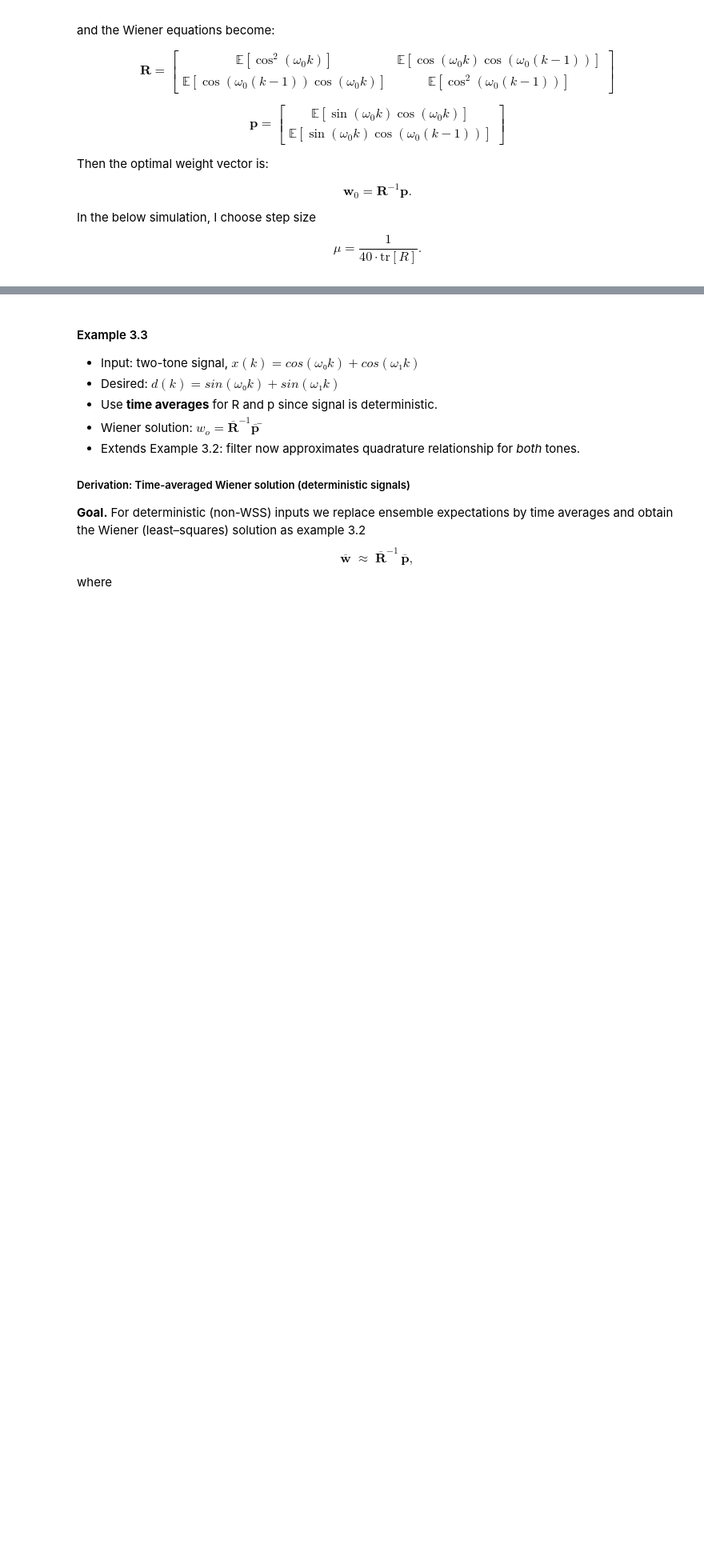
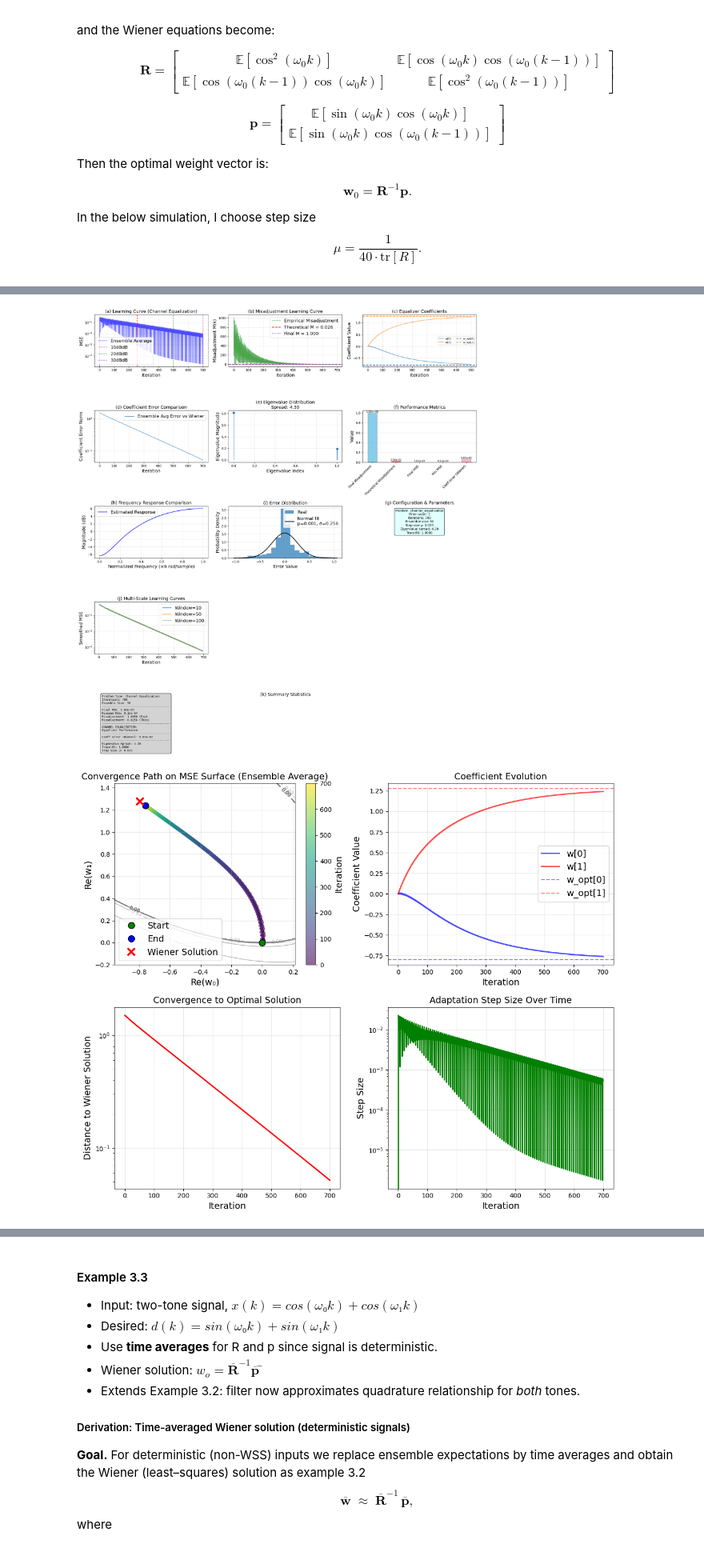
Before and after one commit to murumura/adsp, a Jupyter notebook: Chap3.ipynb, the cells around one changed output, grey strips where cells are left out. Shown at 80% size. Saved outputs shown, nothing was run; the diff lists cells and outputs as text; code cells hidden in the pictures; blank space fills up the shorter version.

```diff
--- a/Chap3.ipynb
+++ b/Chap3.ipynb
@@ -344,0 +255,75 @@ Average step size: 0.003698
+# %%
+def gen_d_x_fn_example3_2(n_samples: int, key: jax.random.PRNGKey):
+    """
+    Example 3.2 signal generator: x(k) = cos(ω0 k), d(k) = sin(ω0 k).
+    """
+    M = 7
+    omega0 = 2 * jnp.pi / M
+    k = jnp.arange(n_samples, dtype=jnp.float64)
+
+    x = jnp.cos(omega0 * k)
+    d = jnp.sin(omega0 * k)
+
+    return x, d
+
+def wiener_solution_example3_2(x: jnp.ndarray, d: jnp.ndarray, order: int = 1):
+    """
+    Example 3.2 Wiener solution using time averages (for deterministic inputs).
+    Generalized to filter_order = order (so coefficient length = order + 1).
+
+    Args:
+      x: input signal (1D array)
+      d: desired signal (1D array)
+      order: filter order (default 1 → two coefficients)
+
+    Returns:
+      w_opt: optimal Wiener solution
+      R: time-averaged autocorrelation matrix
+      p: time-averaged cross-correlation vector
+    """
+    N = len(x)
+    n_coef = order + 1
+
+    if N <= n_coef:
+        raise ValueError(f"Need more than {n_coef} samples for time-averaged solution")
+
+    # Build regressor matrix
+    # Each row: [x[k], x[k-1], ..., x[k-order]]
+    X = jnp.stack([x[order - i:N - i] for i in range(n_coef)], axis=1)
+    d_use = d[order:N]  # align desired signal
+
+    # Time-average estimates
+    R = (X.conj().T @ X) / (N)
+    p = (X.conj().T @ d_use) / (N)
+
+    # Regularization for stability
+    R_reg = R + 1e-8 * jnp.eye(n_coef, dtype=x.dtype)
+    w_opt = jnp.linalg.solve(R_reg, p)
+
+    return w_opt, R, p
+
+n_samples = 700
+n_ensemble = 50
+mu = 1.0 / (40 * 1)  # textbook rule (see example 3.3)
+lms = jaxfilter.LMS(mu=mu, filter_order=1)
+eq = jaxfilter.ChannelEqualization(lms, gen_d_x_fn_example3_2, wiener_sol_fn=wiener_solution_example3_2, n_ensemble=n_ensemble)
+lms = jaxfilter.LMS(mu=mu, filter_order=1)
+w_hist, e_hist, metrics, _ = eq.run(n_samples)
+print("=== Example 3.2 Channel Equalization ===")
+print(f"Wiener solution: {metrics['wiener_solution']}")
+print(f"R: {metrics['R']}")
+print(f"p: {metrics['p']}")
+print(f"Final coefficients: {metrics['final_coeff']}")
+print(f"Final MSE: {metrics['final_mse']:.6f}")
+print(f"Final coeff error: {metrics['final_coeff_error']:.6f}")
+
+# Plot single trial results
+fig = jaxfilter.plot_results(w_hist, e_hist, metrics)
+save_fig("lms_ex3-2")
+# Analyze convergence path (for 2D visualization)
+if w_hist.shape[1] >= 2:
+  fig = jaxfilter.analyze_convergence_path(w_hist, metrics)
+  save_fig("lms_ex3-2-convpath-2d")
+fig = jaxfilter.plot_convergence_path_3d(w_hist, metrics)
+save_fig("lms_ex3-2-convpath-3d")
+# %% [output]
@@ -344,0 +347,2 @@ Average step size: 0.003698
+[figure, added]
+[figure, added]
```
Also changed, not shown: parts of 16 cells of this notebook, 13 other files.
